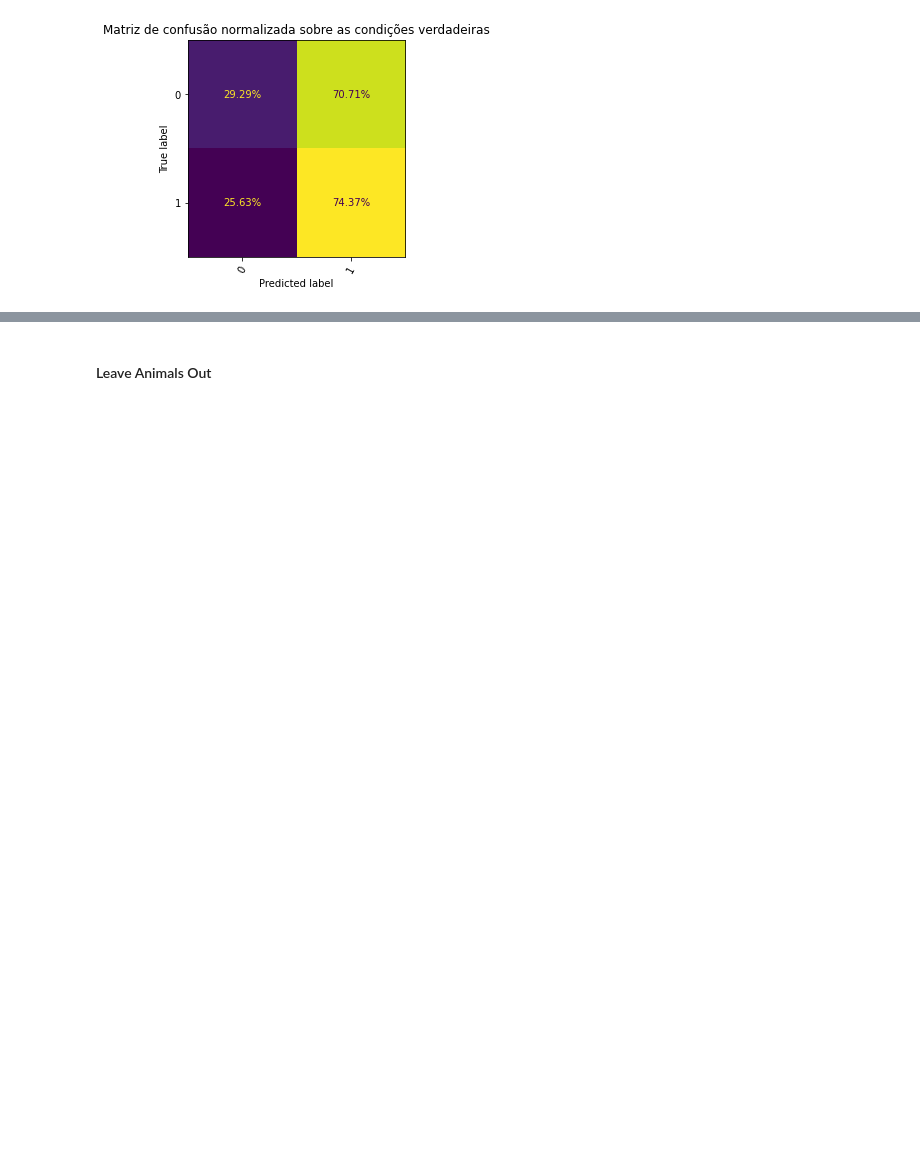
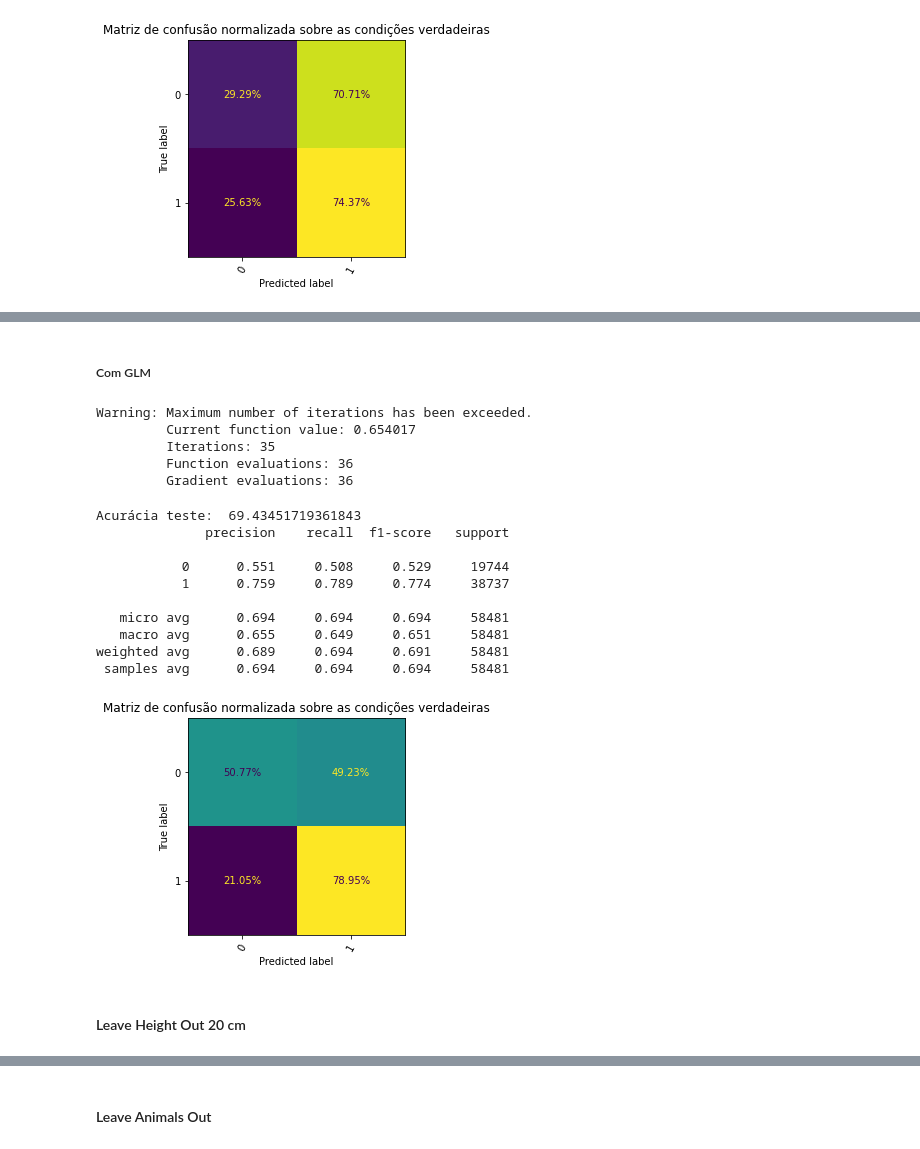
Before and after one commit to egmaziero/ZooWithAI, a Jupyter notebook: Lazaro - Leave One Group Out-PNP.ipynb, the cells around one changed output, grey strips where cells are left out. Drawn from its saved outputs; the diff is of its cells as text; code cells hidden in the pictures; blank space fills up the shorter version.

```diff
--- a/Lazaro - Leave One Group Out-PNP.ipynb
+++ b/Lazaro - Leave One Group Out-PNP.ipynb
@@ -523,0 +632,27 @@ weighted avg      0.529     0.546     0.522    148159
+# %% [markdown]
+##### Com GLM
+# %%
+df_test = df[df['Altura esperada'] == 15.0]
+# %%
+df_train = df[df['Altura esperada'] != 15.0]
+# %%
+glm_treinar_e_reportar(df_train, df_test, method = 'bfgs')
+# %% [output]
+Warning: Maximum number of iterations has been exceeded.
+         Current function value: 0.654017
+         Iterations: 35
+         Function evaluations: 36
+         Gradient evaluations: 36
+Acurácia teste:  69.43451719361843
+              precision    recall  f1-score   support
+
+           0      0.551     0.508     0.529     19744
+           1      0.759     0.789     0.774     38737
+
+   micro avg      0.694     0.694     0.694     58481
+   macro avg      0.655     0.649     0.651     58481
+weighted avg      0.689     0.694     0.691     58481
+ samples avg      0.694     0.694     0.694     58481
+[figure, added]
+# %% [markdown]
+#### Leave Height Out 20 cm
```
Also changed, not shown: parts of 26 cells of this notebook, 6 other files.
